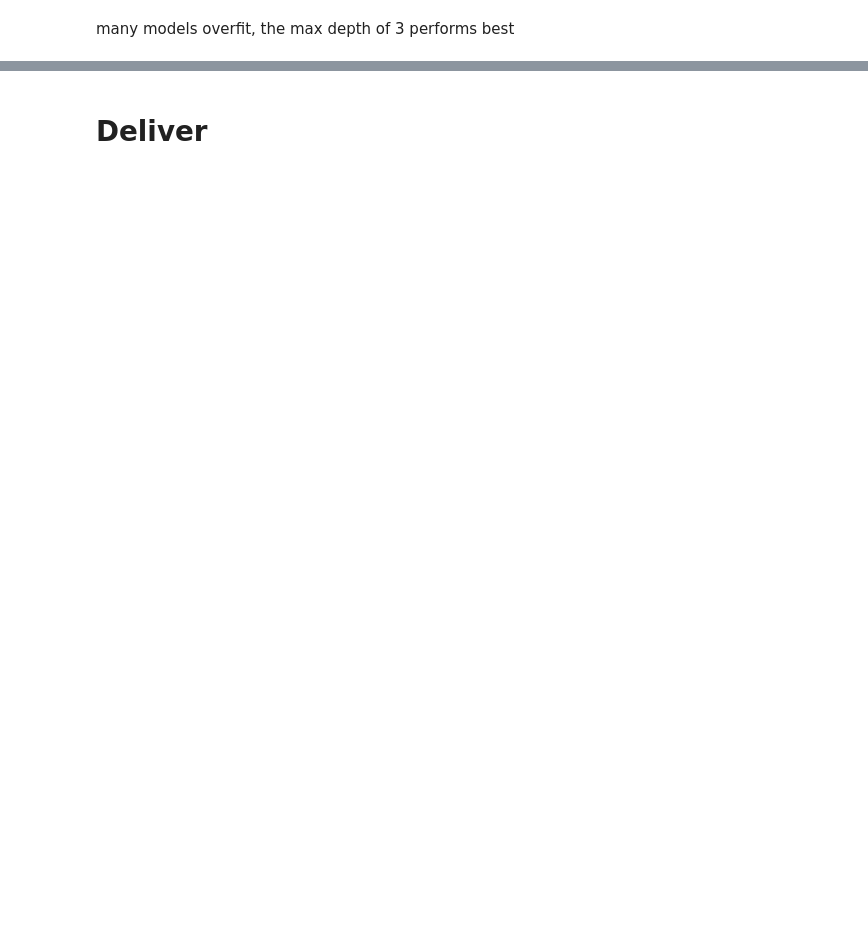
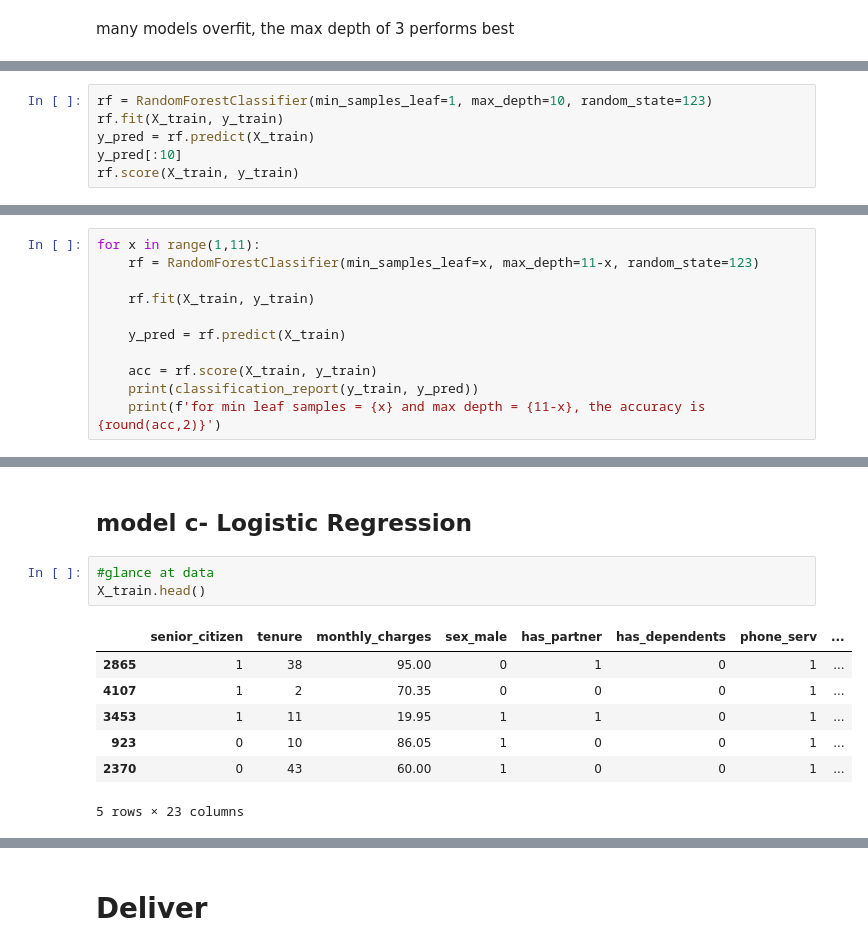
Before and after one commit to angel-quintana/classification_project, a Jupyter notebook: MVP.ipynb, the cells around one changed output, grey strips where cells are left out. Drawn from its saved outputs; the diff is of its cells as text; blank space fills up the shorter version.

```diff
--- a/MVP.ipynb
+++ b/MVP.ipynb
@@ -1077,0 +1088,6 @@ many models overfit, the max depth of 3 performs best
+# %%
+rf = RandomForestClassifier(min_samples_leaf=1, max_depth=10, random_state=123)
+rf.fit(X_train, y_train)
+y_pred = rf.predict(X_train)
+y_pred[:10]
+rf.score(X_train, y_train)
@@ -1077,0 +1129,11 @@ many models overfit, the max depth of 3 performs best
+# %%
+for x in range(1,11):
+    rf = RandomForestClassifier(min_samples_leaf=x, max_depth=11-x, random_state=123)
+
+    rf.fit(X_train, y_train)
+
+    y_pred = rf.predict(X_train)
+
+    acc = rf.score(X_train, y_train)
+    print(classification_report(y_train, y_pred))
+    print(f'for min leaf samples = {x} and max depth = {11-x}, the accuracy is {round(acc,2)}')
@@ -1077,0 +1158,13 @@ many models overfit, the max depth of 3 performs best
+# %% [markdown]
+## model c- Logistic Regression
+# %%
+#glance at data
+X_train.head()
+# %% [output]
+|  | senior_citizen | tenure | monthly_charges | sex_male | has_partner | has_dependents | phone_serv | ... |
+| 2865 | 1 | 38 | 95.00 | 0 | 1 | 0 | 1 | ... |
+| 4107 | 1 | 2 | 70.35 | 0 | 0 | 0 | 1 | ... |
+| 3453 | 1 | 11 | 19.95 | 1 | 1 | 0 | 1 | ... |
+| 923 | 0 | 10 | 86.05 | 1 | 0 | 0 | 1 | ... |
+| 2370 | 0 | 43 | 60.00 | 1 | 0 | 0 | 1 | ... |
+5 rows × 23 columns
```
Also changed, not shown: parts of 24 cells of this notebook, 3 other files.
